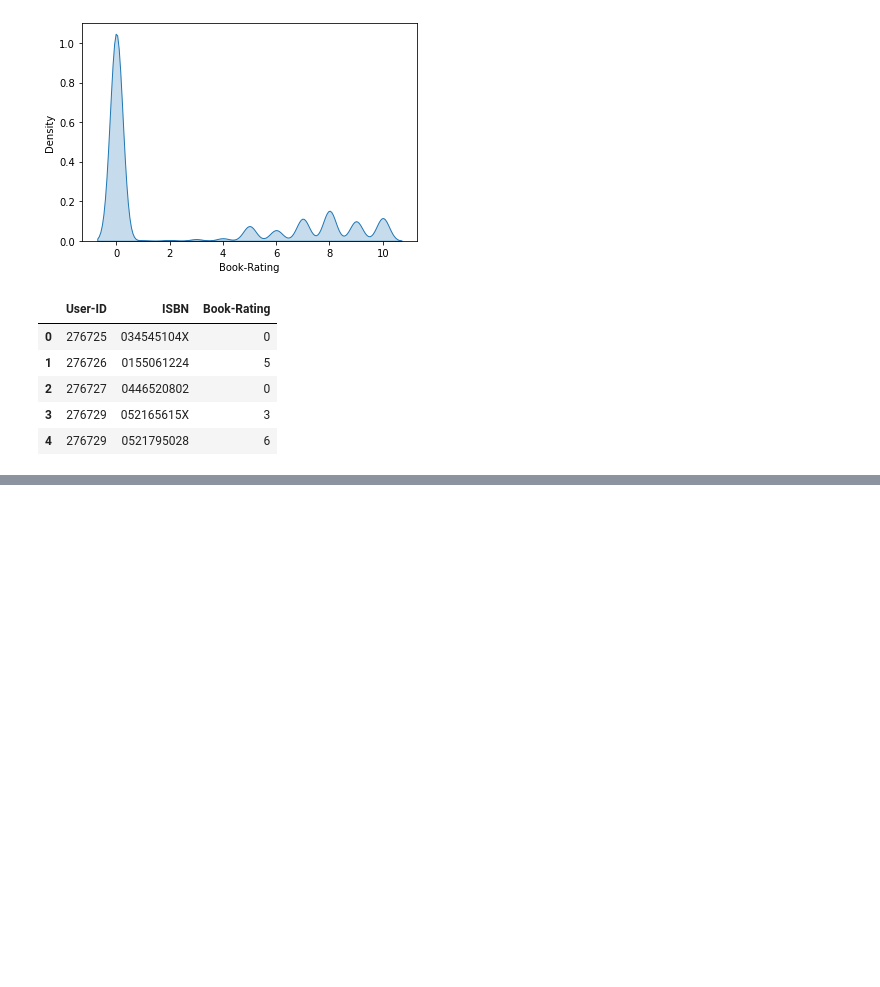
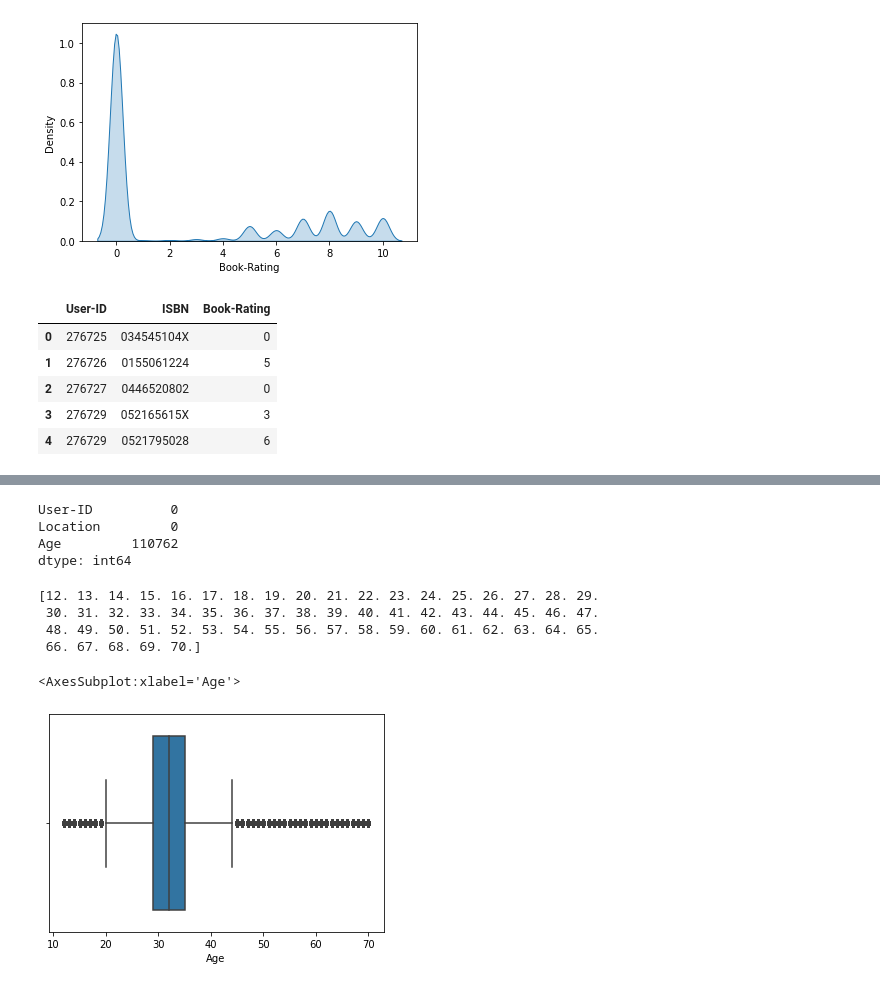
Before and after one commit to Gajam-Anurag/cmpe255-spring22-project, a Jupyter notebook: src/Code/BookRecommenderSystem.ipynb, the cells around one changed output, grey strips where cells are left out. Saved outputs shown, nothing was run; the diff lists cells and outputs as text; code cells hidden in the pictures; blank space fills up the shorter version.

Commit message:
Users Pre-Processing

```diff
--- a/src/Code/BookRecommenderSystem.ipynb
+++ b/src/Code/BookRecommenderSystem.ipynb
@@ -290,0 +304,22 @@ ratings.head()
+# %%
+## Checking for null values
+users.isna().sum()
+# %% [output]
+User-ID          0
+Location         0
+Age         110762
+dtype: int64
+# %%
+## checking the unique values
+print(users['Age'].sort_values().unique())
+# %% [output]
+[12. 13. 14. 15. 16. 17. 18. 19. 20. 21. 22. 23. 24. 25. 26. 27. 28. 29.
+ 30. 31. 32. 33. 34. 35. 36. 37. 38. 39. 40. 41. 42. 43. 44. 45. 46. 47.
+ 48. 49. 50. 51. 52. 53. 54. 55. 56. 57. 58. 59. 60. 61. 62. 63. 64. 65.
+ 66. 67. 68. 69. 70.]
+# %%
+## plotting box plot
+sns.boxplot(users['Age'])
+# %% [output]
+<AxesSubplot:xlabel='Age'>
+[figure, added]
```
Also changed, not shown: parts of 14 cells of this notebook.
